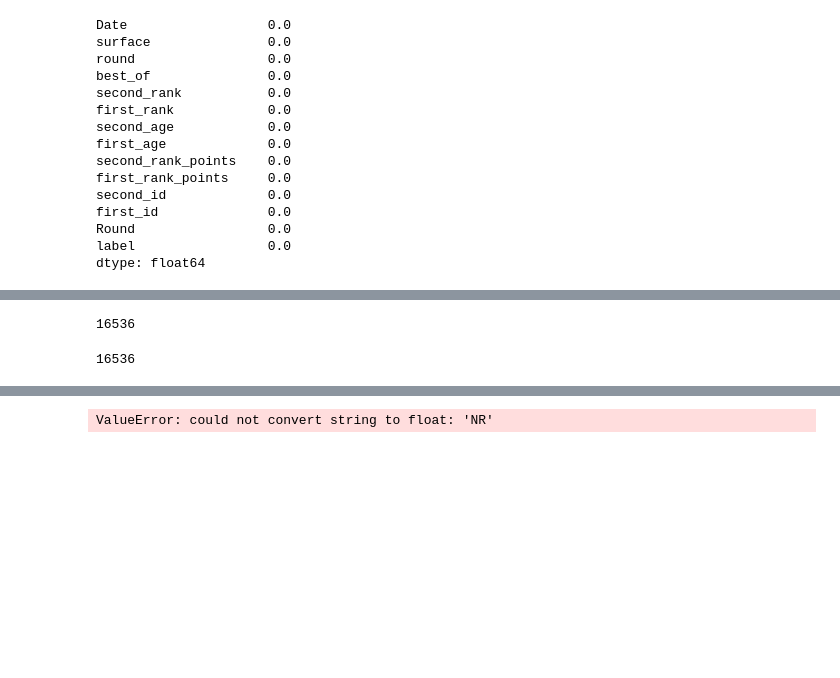
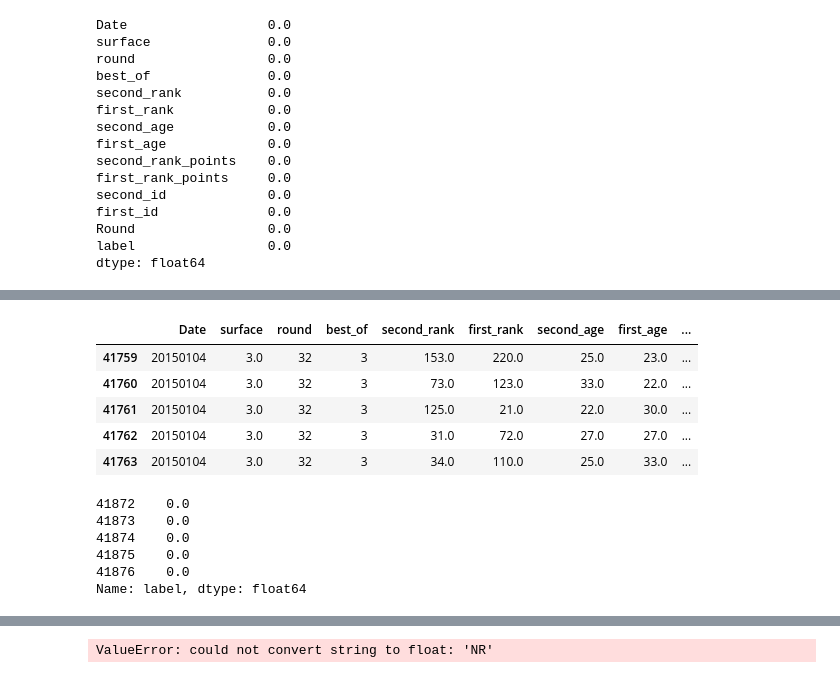
Before and after one commit to thimler/ATP-project, a Jupyter notebook: src/Untitled-3.ipynb, the cells around one changed output, grey strips where cells are left out. Drawn from its saved outputs; the diff is of its cells as text; code cells hidden in the pictures; blank space fills up the shorter version.

```diff
--- a/src/Untitled-3.ipynb
+++ b/src/Untitled-3.ipynb
@@ -477,4 +473,4 @@ Accuracy=  0.974667876887532
 # %%
 #Test the algorithm on 2019 matches
-recent = df_X.loc[df_X['Date'] >= 20190103]
+recent = df_X.loc[df_X['Date'] >= 20150103]
 recenty = y.iloc[recent.index.values]
@@ -481,15 +508,25 @@ recenty = y.iloc[recent.index.values]
+# %%
+recent.head()
+# %% [output]
+|  | Date | surface | round | best_of | second_rank | first_rank | second_age | first_age | ... |
+| 41759 | 20150104 | 3.0 | 32 | 3 | 153.0 | 220.0 | 25.0 | 23.0 | ... |
+| 41760 | 20150104 | 3.0 | 32 | 3 | 73.0 | 123.0 | 33.0 | 22.0 | ... |
+| 41761 | 20150104 | 3.0 | 32 | 3 | 125.0 | 21.0 | 22.0 | 30.0 | ... |
+| 41762 | 20150104 | 3.0 | 32 | 3 | 31.0 | 72.0 | 27.0 | 27.0 | ... |
+| 41763 | 20150104 | 3.0 | 32 | 3 | 34.0 | 110.0 | 25.0 | 33.0 | ... |
+# %%
+recenty.head()
+# %% [output]
+41872    0.0
+41873    0.0
+41874    0.0
+41875    0.0
+41876    0.0
+Name: label, dtype: float64
 # %%
 
 #predict
 RF_predictions = RF_classifier.predict(recent)
-# %%
-len(recent.index.values)
-# %% [output]
-16536
-# %%
-len(recenty)
-# %% [output]
-16536
 # %%
 print('Confusion matrix')
 print(confusion_matrix(recenty,RF_predictions))
```
Also changed, not shown: parts of 10 cells of this notebook.
